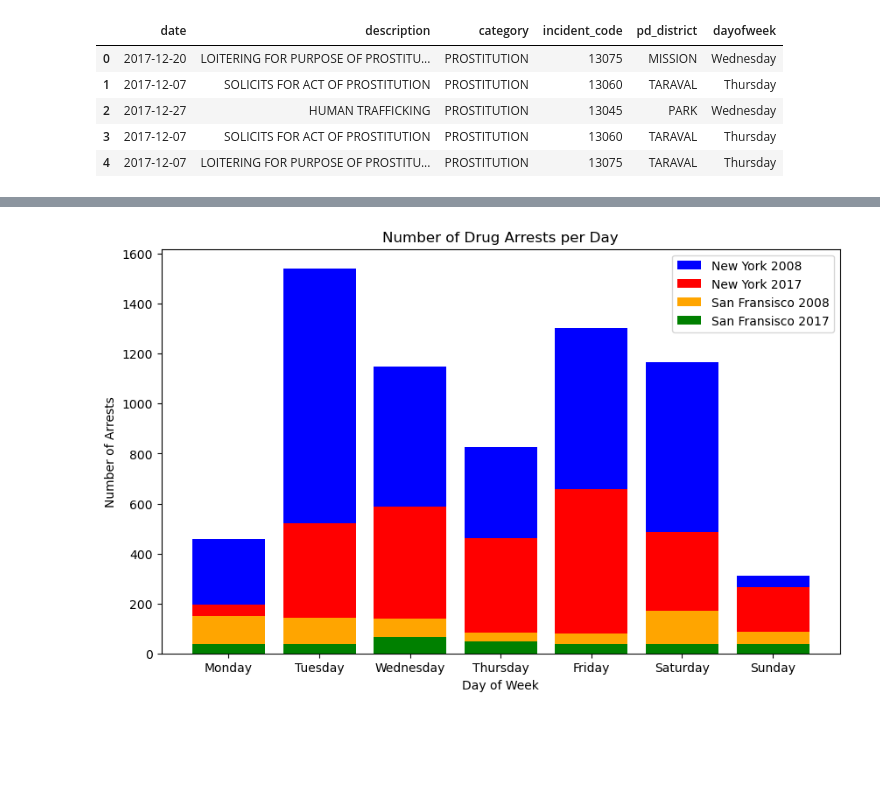
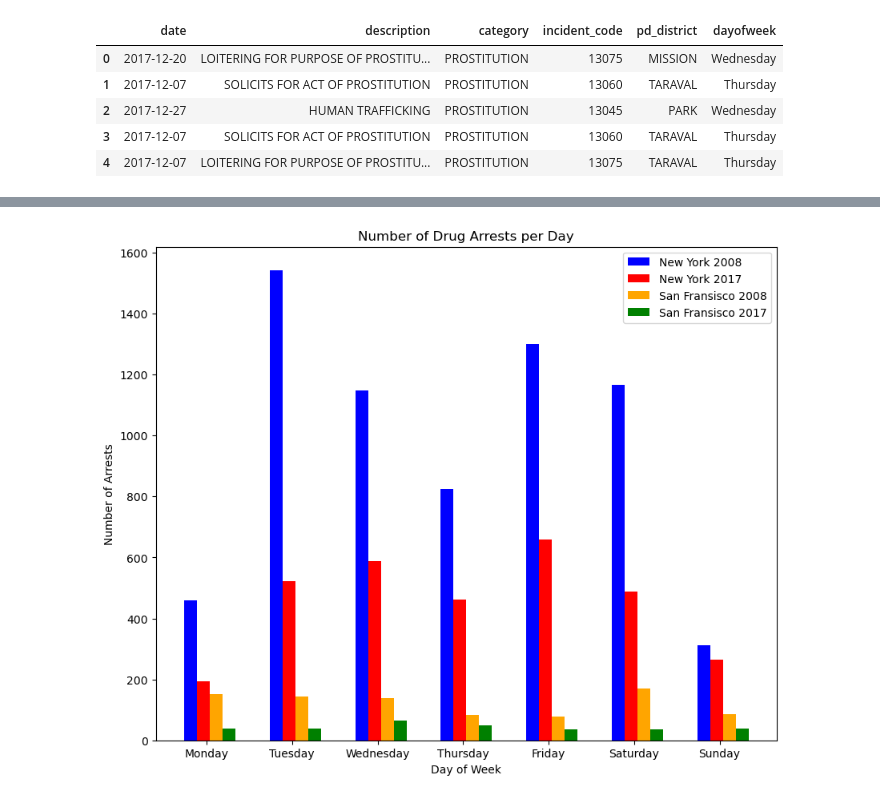
Before and after one commit to McPhersonTrk/Hookers-and-Blow-A-Case-Study-of-Holiday-Cheer, a Jupyter notebook: CG_data_visualization.ipynb, the cells around one changed output, grey strips where cells are left out. Cells and saved outputs as stored; diff of their text form; code cells hidden in the pictures; blank space fills up the shorter version.

Commit message:
Created more graphs

```diff
--- a/CG_data_visualization.ipynb
+++ b/CG_data_visualization.ipynb
@@ -89,32 +97,36 @@ display(sf_prostitution_dec_2017.head())
 # %%
 # Define the order of days
 day_order = ['Monday', 'Tuesday', 'Wednesday', 'Thursday', 'Friday', 'Saturday', 'Sunday']
 
 # Count occurrences for each day in both years
 sortedbyday_ny_2008 = ny_drugs_dec_2008['dayofweek'].value_counts().reindex(day_order, fill_value=0)
 sortedbyday_ny_2017 = ny_drugs_dec_2017['dayofweek'].value_counts().reindex(day_order, fill_value=0)
 sortedbyday_sf_2008 = sf_drugs_dec_2008['dayofweek'].value_counts().reindex(day_order, fill_value=0)
 sortedbyday_sf_2017 = sf_drugs_dec_2017['dayofweek'].value_counts().reindex(day_order, fill_value=0)
 
+#formatting the bars
+ind = np.arange(7)
+width = 0.15
+
 # Plotting
-plt.figure(figsize=(10,6))
+plt.figure(figsize=(10,8))
 
-plt.bar(day_order, sortedbyday_ny_2008, color="blue", label="New York 2008")
-plt.bar(day_order, sortedbyday_ny_2017, color="red", label="New York 2017")
-plt.bar(day_order, sortedbyday_sf_2008, color="orange", label="San Fransisco 2008")
-plt.bar(day_order, sortedbyday_sf_2017, color="green", label="San Fransisco 2017")
+plt.bar(ind-width, sortedbyday_ny_2008, width, color="blue", label="New York 2008")
+plt.bar(ind, sortedbyday_ny_2017, width, color="red", label="New York 2017")
+plt.bar(ind+width, sortedbyday_sf_2008, width, color="orange", label="San Fransisco 2008")
+plt.bar(ind+width*2, sortedbyday_sf_2017, width, color="green", label="San Fransisco 2017")
 
 
 plt.legend(loc="best")
 
 plt.title("Number of Drug Arrests per Day")
 plt.xlabel("Day of Week")
 plt.ylabel("Number of Arrests")
-
+plt.xticks(ind + width / 4, day_order)
 # Print the chart to the screen
 plt.show()
 # %% [output]
-[figure, old version]
+[figure, new version]
 # %%
 #Normalizing the data
 total_arrests_ny_2008 = ny_drugs_dec_2008['dayofweek'].count()
```
Also changed, not shown: parts of 5 cells of this notebook.
